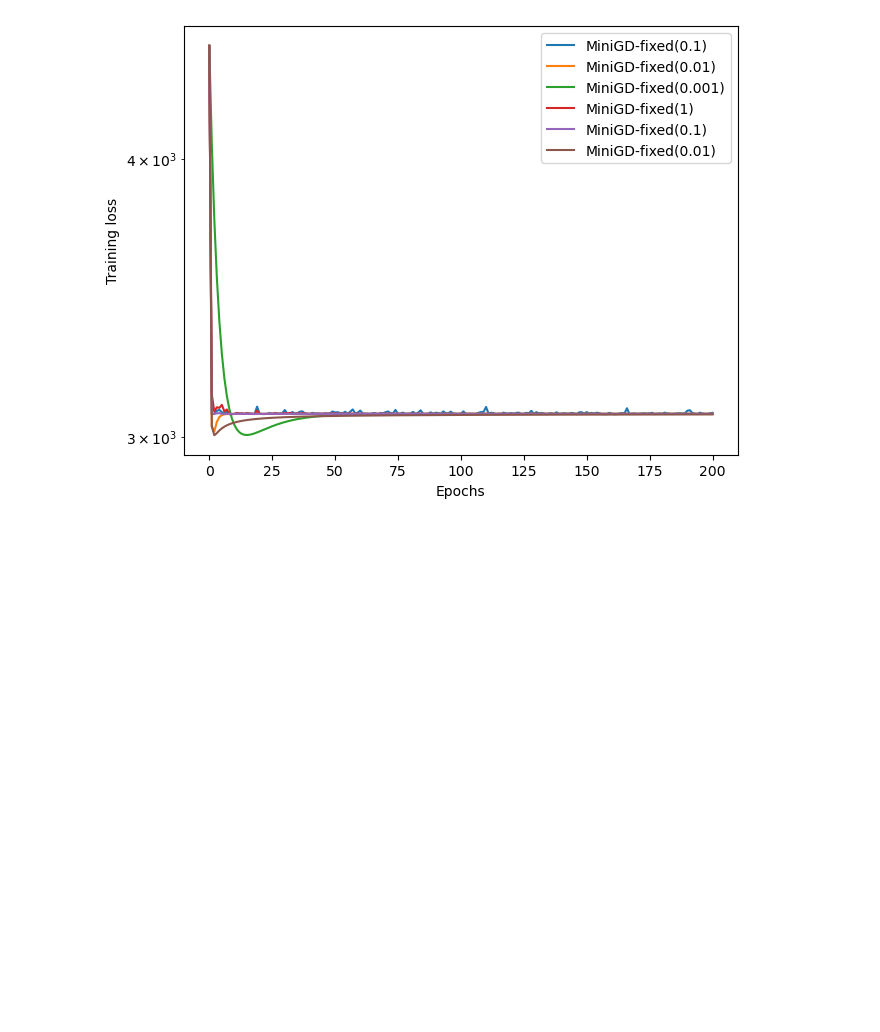
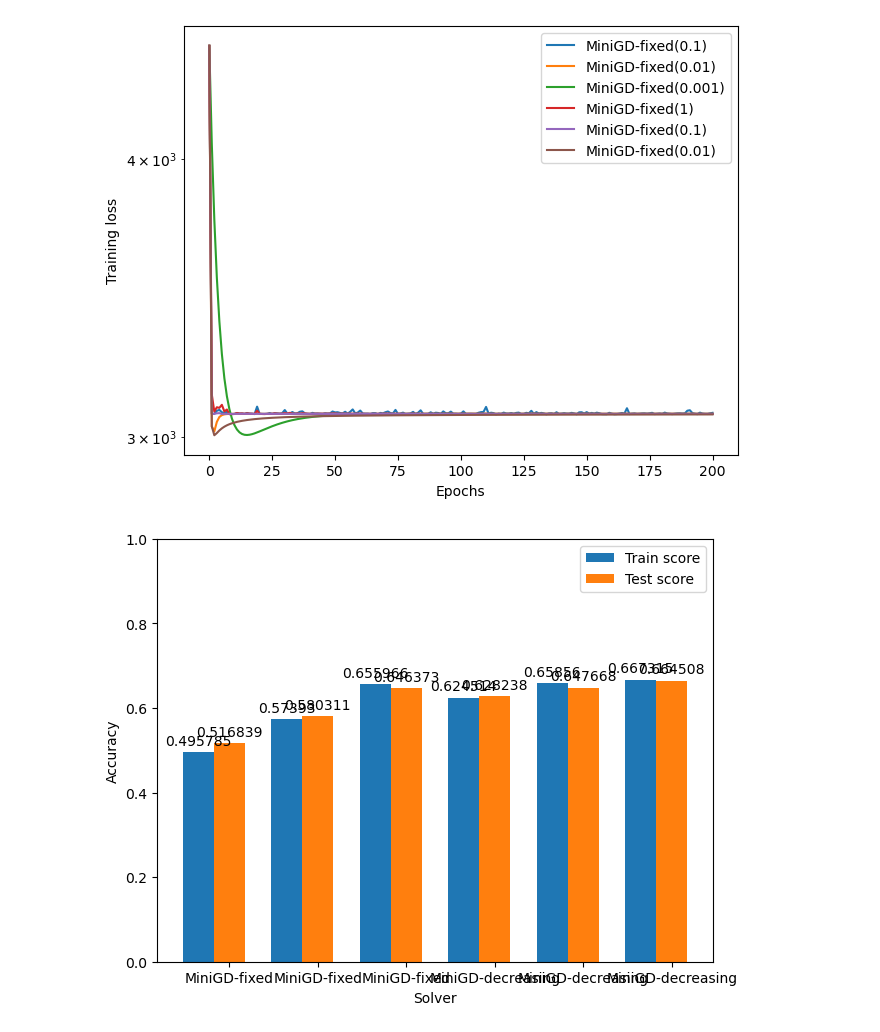
Before and after one commit to david-inf/SGD-and-LS, a Jupyter notebook: py/main.ipynb, the cells around one changed output. Cells and saved outputs as stored; diff of their text form; code cells hidden in the pictures; blank space fills up the shorter version.

Commit message:
Bar plot for accuracy score

```diff
--- a/py/main.ipynb
+++ b/py/main.ipynb
@@ -78,3 +78,7 @@ sgd_data_1
 plot_loss(models1, [f"MiniGD-fixed({model.step_size})" for model in models1])
 # %% [output]
 [figure]
+# %%
+plot_accuracy(models1)
+# %% [output]
+[figure, added]
```
Also changed, not shown: parts of 2 cells of this notebook, 2 other files.
